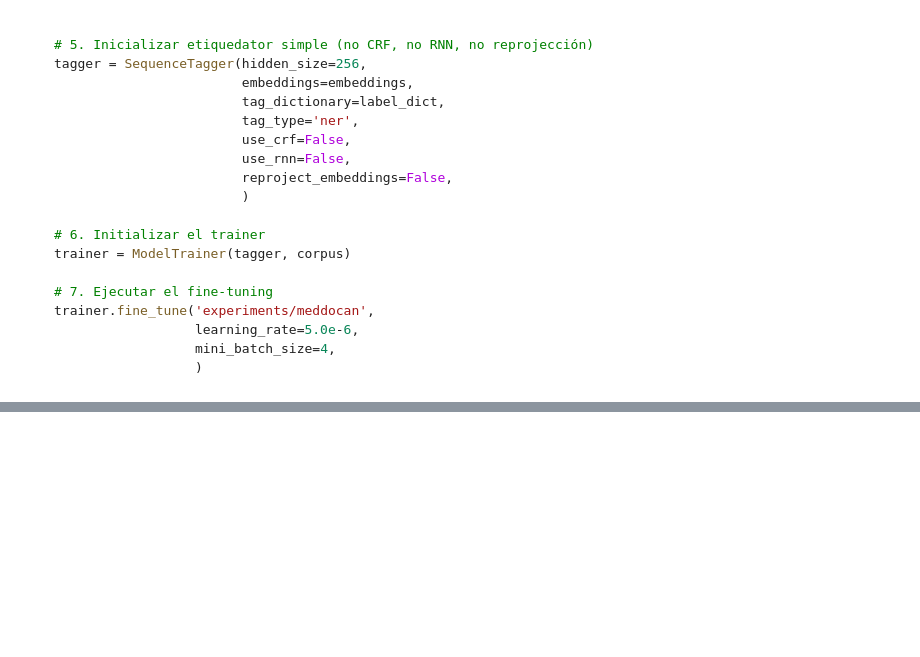
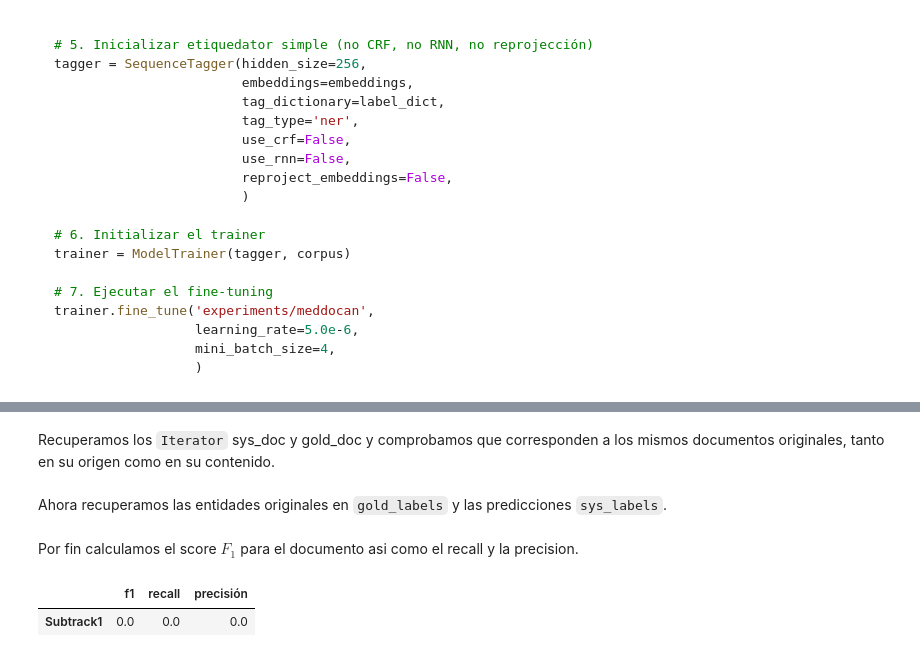
Before and after one commit to GuiGel/MedDocAn, a Jupyter notebook: cdti/meddocan/code.ipynb, the cells around one changed output, grey strips where cells are left out. Cells and saved outputs as stored; diff of their text form; code cells hidden in the pictures; blank space fills up the shorter version.

```diff
--- a/cdti/meddocan/code.ipynb
+++ b/cdti/meddocan/code.ipynb
@@ -336,15 +343,0 @@ Para tener una idea de como se puede calcular las metricas lo hacemos sobre el d
-# %%
-from meddocan.evaluation.classes import Ner
-
-gold_label = set(Ner(ent.start, ent.end, ent.label_) for ent in gold.ents)
-sys_label = set(Ner(ent.start, ent.end, ent.label_) for ent in sys.ents)
-tp = gold_label.intersection(sys_label)
-fp = sys_label - gold_label
-fn = gold_label - sys_label
-
-recall = len(tp) / float(len(tp) + len(fp))
-precision = len(tp) / float(len(fn) + len(tp))
-try:
-    f1 = (recall + precision) / (recall * precision)
-except ZeroDivisionError:
-    f1 = 0.0
@@ -356,0 +411,2 @@ Datos del paciente.Nombre: Ernesto PER .Apellidos: Rivera Bueno PER . NHC MISC :
+# %% [markdown]
+Recuperamos los ``Iterator`` sys_doc y gold_doc y comprobamos que corresponden a los mismos documentos originales, tanto en su origen como en su contenido.
@@ -356,0 +419,2 @@ Datos del paciente.Nombre: Ernesto PER .Apellidos: Rivera Bueno PER . NHC MISC :
+# %% [markdown]
+Ahora recuperamos las entidades originales en ``gold_labels`` y las predicciones ``sys_labels``.
@@ -356,0 +426,29 @@ Datos del paciente.Nombre: Ernesto PER .Apellidos: Rivera Bueno PER . NHC MISC :
+# %% [markdown]
+Por fin calculamos el score $F_1$ para el documento asi como el recall y la precision.
+# %%
+from typing import TypeVar
+
+T = TypeVar("T", Ner, Span)
+
+def f1(gold_label: List[T], sys_label: List[T]) -> float:
+    tp = gold_label.intersection(sys_label)
+    fp = sys_label - gold_label
+    fn = gold_label - sys_label
+    try:
+        recall = len(tp) / float(len(tp) + len(fp))
+    except ZeroDivisionError:
+        recall = 0.0
+    try:
+        precision = len(tp) / float(len(tp) + len(fn))
+    except ZeroDivisionError:
+        precision = 0.0
+    try:
+        f1 = 2 * (recall * precision) / (recall + precision)
+    except ZeroDivisionError:
+        f1 = 0.0
+    return f1, recall, precision
+
+pd.DataFrame(f1(gold_label, sys_label), index=["f1", "recall", "precisión"], columns=["Subtrack1"]).T
+# %% [output]
+|  | f1 | recall | precisión |
+| Subtrack1 | 0.0 | 0.0 | 0.0 |
```
Also changed, not shown: parts of 49 cells of this notebook, 1 other file.
